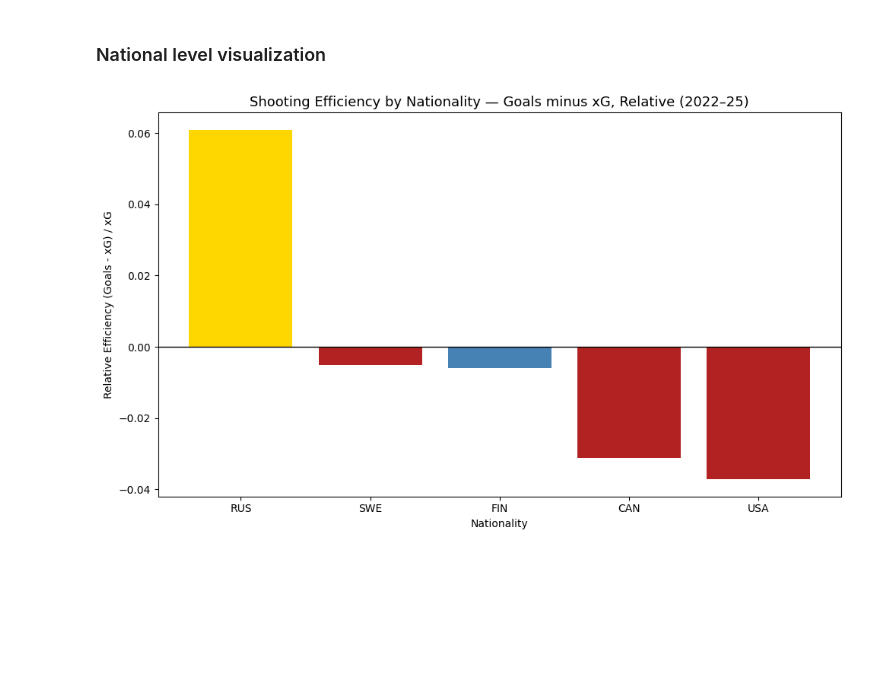
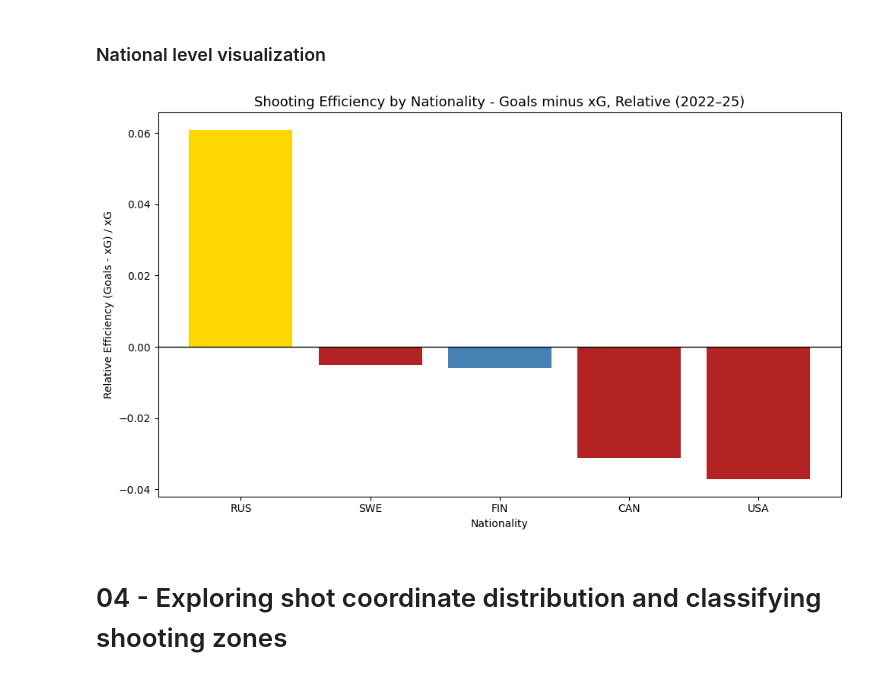
Before and after one commit to juusojf/analysis-on-finnish-nhlers-shooting-efficiency, a Jupyter notebook: notebooks/02_eda.ipynb, the cells around one changed output. Cells and saved outputs as stored; diff of their text form; code cells hidden in the pictures; blank space fills up the shorter version.

```diff
--- a/notebooks/02_eda.ipynb
+++ b/notebooks/02_eda.ipynb
@@ -128,17 +128,19 @@ nationality  shots  goals           xG  goals_minus_xG  relative_efficiency
 # %%
 fig, ax = plt.subplots(figsize=(10, 6))
 
 colors = ['firebrick' if i < 0 else 'gold' for i in efficiency['relative_efficiency']]
 final_color = ['steelblue' if n == 'FIN' else c for n, c in zip(efficiency['nationality'], colors)]
 bars = ax.bar(efficiency['nationality'], efficiency['relative_efficiency'], color = final_color)
 
 ax.axhline(y=0, c='black', lw=1, ls='-')
-ax.set_title('Shooting Efficiency by Nationality — Goals minus xG, Relative (2022–25)', fontsize=13)
+ax.set_title('Shooting Efficiency by Nationality - Goals minus xG, Relative (2022–25)', fontsize=13)
 ax.set_xlabel('Nationality')
 ax.set_ylabel('Relative Efficiency (Goals - xG) / xG')
 
 plt.tight_layout()
 plt.savefig('../visualizations/02_shooting_efficiency_by_nationality.png', dpi=150)
 plt.show()
 # %% [output]
-[figure, old version]
+[figure, new version]
+# %% [markdown]
+# 04 - Exploring shot coordinate distribution and classifying shooting zones
```
Also changed, not shown: parts of 9 cells of this notebook, 2 other files.
